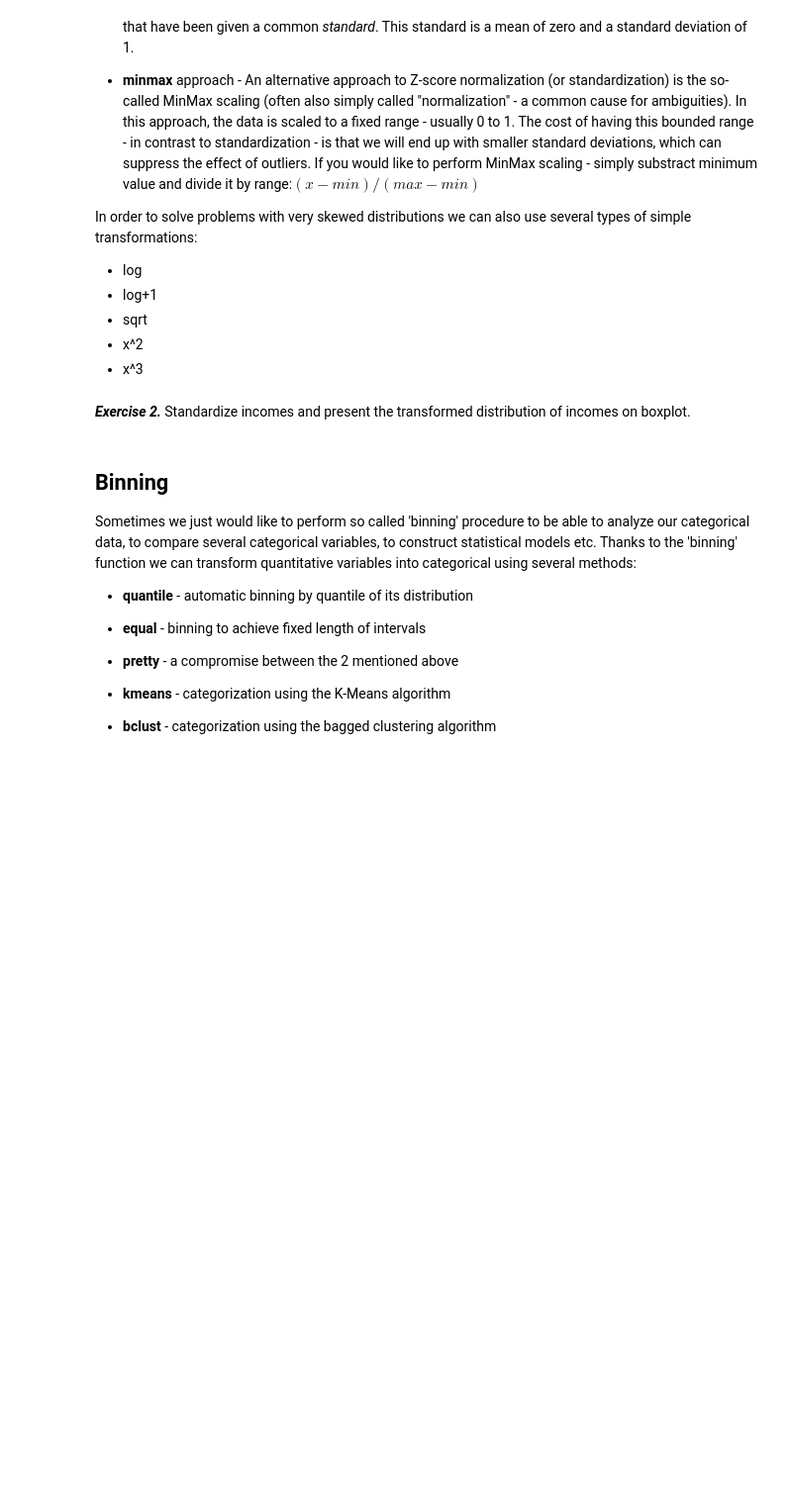
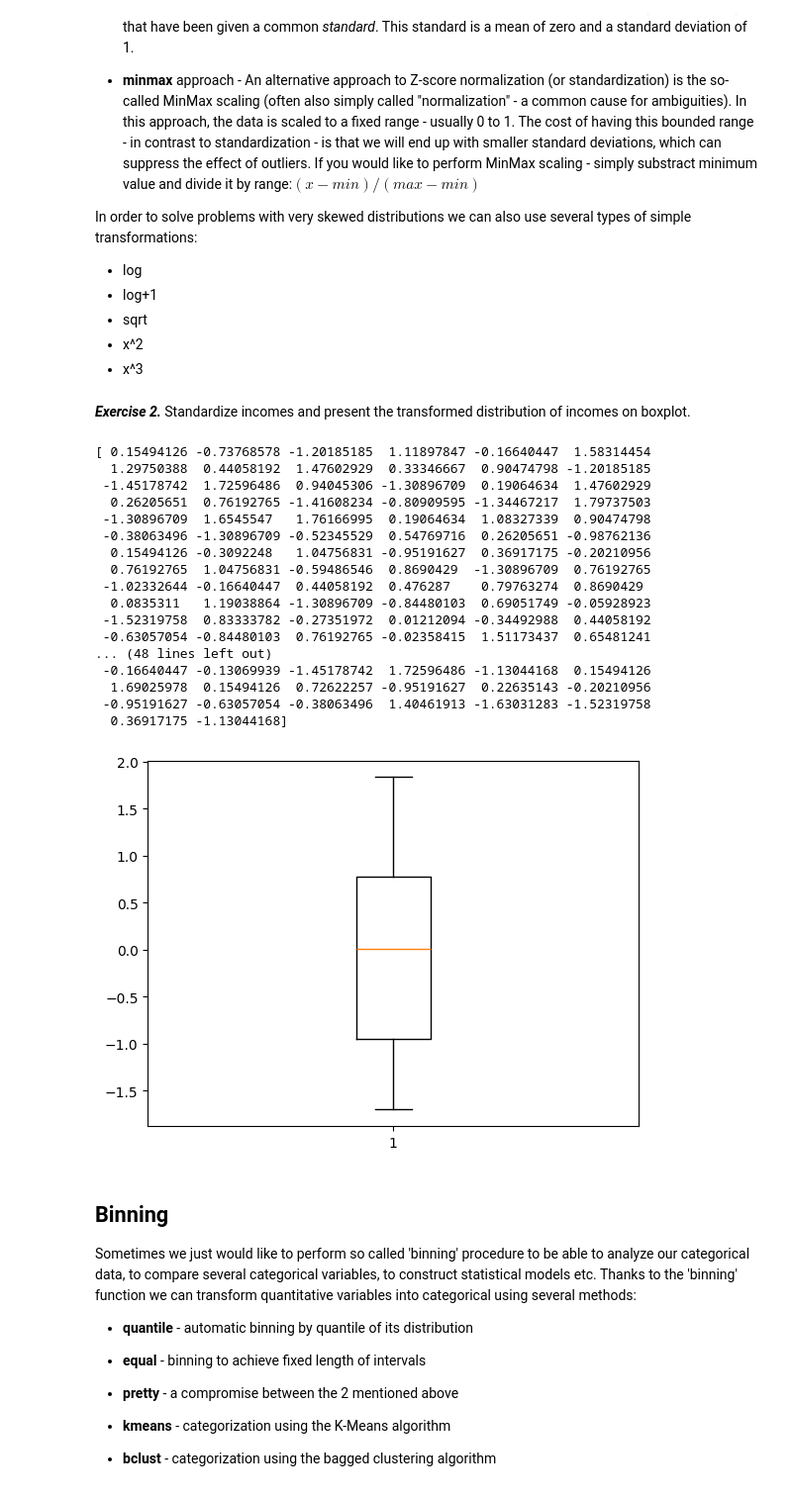
Before and after one commit to M4TI-21/pandas_exercises, a Jupyter notebook: Exercise 4.ipynb, the cells around one changed output. Shown at 99% size. Cells and saved outputs as stored; diff of their text form; code cells hidden in the pictures; blank space fills up the shorter version.

```diff
--- a/Exercise 4.ipynb
+++ b/Exercise 4.ipynb
@@ -532,3 +528,37 @@ In order to solve problems with very skewed distributions we can also use severa
+# %%
+# your code goes here
+
+mi = carseats['Income'].mean()
+omega = carseats['Income'].std()
+
+result = np.empty(len(carseats['Income']))
+
+for i, x in enumerate(carseats['Income']):
+    z = (x - mi) / omega
+    result[i] = z
+
+result = result[~np.isnan(result)]
+plt.boxplot(result)
+plt.show()
+# %% [output]
+[ 0.15494126 -0.73768578 -1.20185185  1.11897847 -0.16640447  1.58314454
+  1.29750388  0.44058192  1.47602929  0.33346667  0.90474798 -1.20185185
+ -1.45178742  1.72596486  0.94045306 -1.30896709  0.19064634  1.47602929
+  0.26205651  0.76192765 -1.41608234 -0.80909595 -1.34467217  1.79737503
+ -1.30896709  1.6545547   1.76166995  0.19064634  1.08327339  0.90474798
+ -0.38063496 -1.30896709 -0.52345529  0.54769716  0.26205651 -0.98762136
+  0.15494126 -0.3092248   1.04756831 -0.95191627  0.36917175 -0.20210956
+  0.76192765  1.04756831 -0.59486546  0.8690429  -1.30896709  0.76192765
+ -1.02332644 -0.16640447  0.44058192  0.476287    0.79763274  0.8690429
+  0.0835311   1.19038864 -1.30896709 -0.84480103  0.69051749 -0.05928923
+ -1.52319758  0.83333782 -0.27351972  0.01212094 -0.34492988  0.44058192
+ -0.63057054 -0.84480103  0.76192765 -0.02358415  1.51173437  0.65481241
+... (48 lines left out)
+ -0.16640447 -0.13069939 -1.45178742  1.72596486 -1.13044168  0.15494126
+  1.69025978  0.15494126  0.72622257 -0.95191627  0.22635143 -0.20210956
+ -0.95191627 -0.63057054 -0.38063496  1.40461913 -1.63031283 -1.52319758
+  0.36917175 -1.13044168]
+[figure, added]
 # %% [markdown]
 ## Binning
 
```
Also changed, not shown: parts of 4 cells of this notebook, 1 other file.
